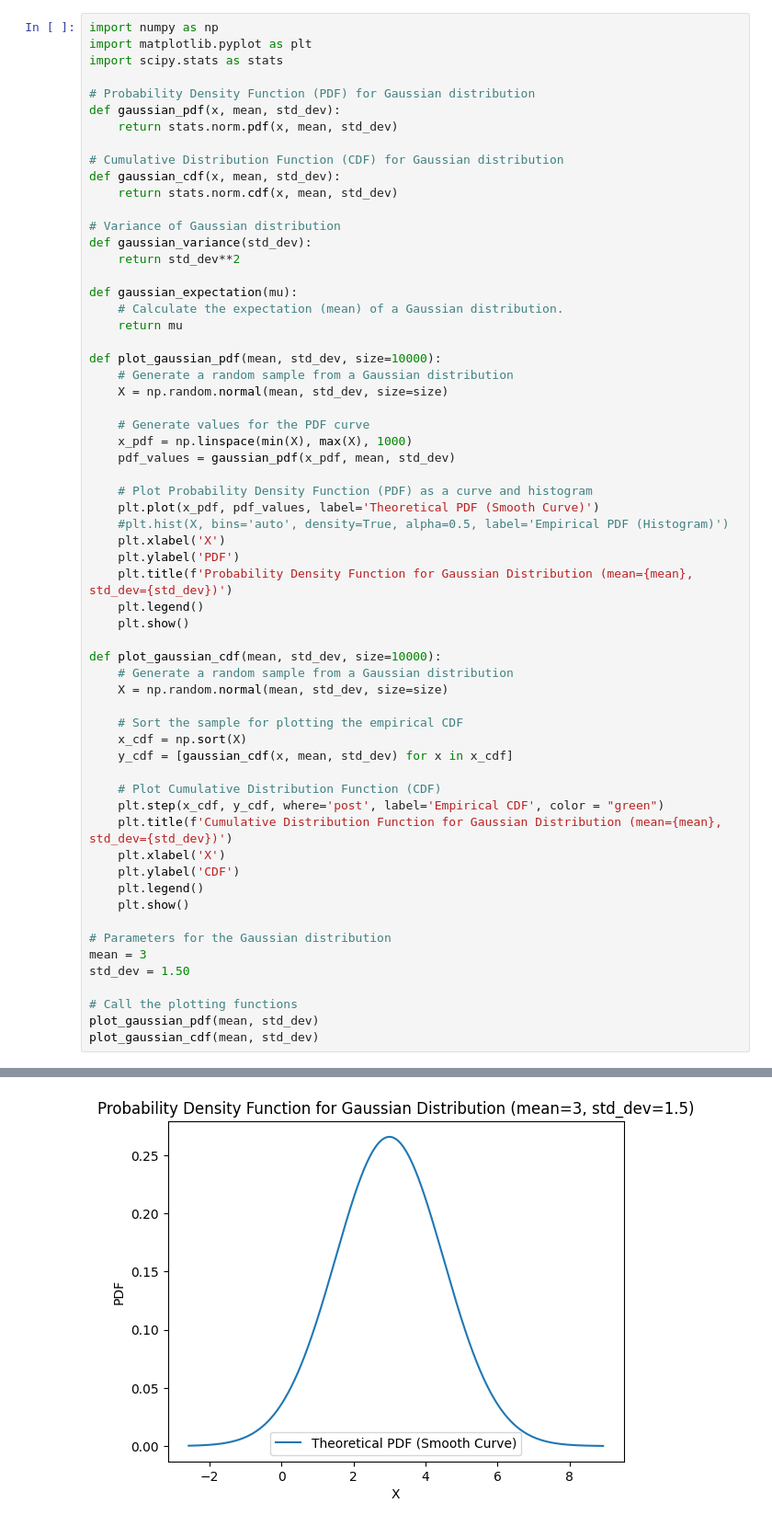
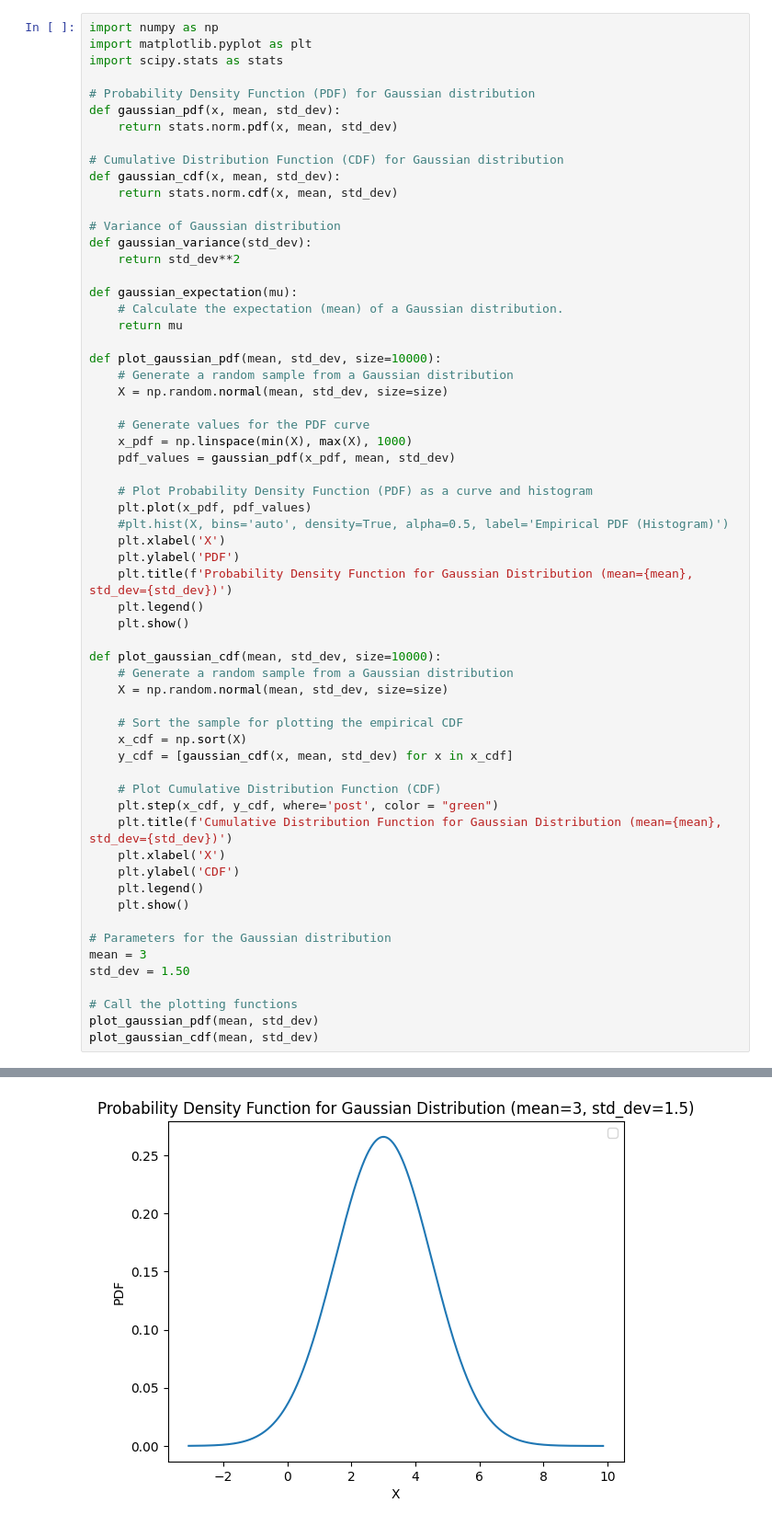
Before and after one commit to YahiaNaiem/Math5_project, a Jupyter notebook: Gaussian.ipynb, the cells around one changed output, grey strips where cells are left out. Shown at 92% size. Cells and saved outputs as stored; diff of their text form.

```diff
--- a/Gaussian.ipynb
+++ b/Gaussian.ipynb
@@ -28,7 +28,7 @@ def plot_gaussian_pdf(mean, std_dev, size=10000):
     pdf_values = gaussian_pdf(x_pdf, mean, std_dev)
 
     # Plot Probability Density Function (PDF) as a curve and histogram
-    plt.plot(x_pdf, pdf_values, label='Theoretical PDF (Smooth Curve)')
+    plt.plot(x_pdf, pdf_values)
     #plt.hist(X, bins='auto', density=True, alpha=0.5, label='Empirical PDF (Histogram)')
     plt.xlabel('X')
     plt.ylabel('PDF')
@@ -45,7 +45,7 @@ def plot_gaussian_cdf(mean, std_dev, size=10000):
     y_cdf = [gaussian_cdf(x, mean, std_dev) for x in x_cdf]
 
     # Plot Cumulative Distribution Function (CDF)
-    plt.step(x_cdf, y_cdf, where='post', label='Empirical CDF', color = "green")
+    plt.step(x_cdf, y_cdf, where='post', color = "green")
     plt.title(f'Cumulative Distribution Function for Gaussian Distribution (mean={mean}, std_dev={std_dev})')
     plt.xlabel('X')
     plt.ylabel('CDF')
@@ -63 +64 @@ plot_gaussian_cdf(mean, std_dev)
-[figure, old version]
+[figure, new version]
```
Also changed, not shown: parts of 1 cell of this notebook, 2 other files.
